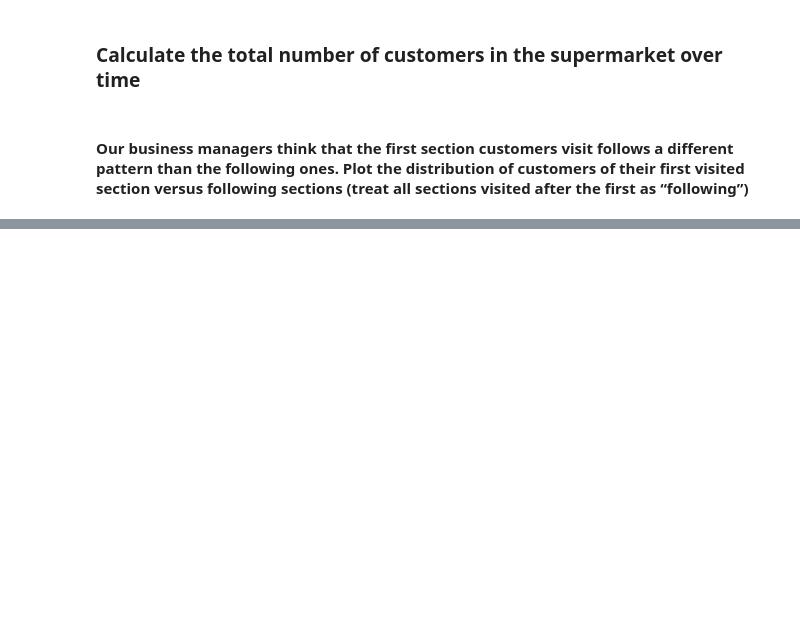
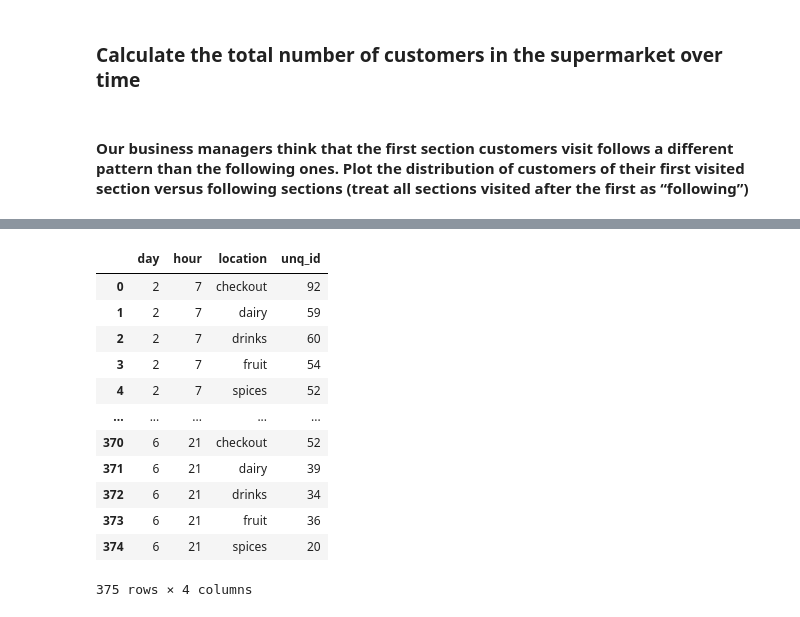
Before and after one commit to Krystana/KMP-simulation, a Jupyter notebook: simpro_01_EDA_Murat.ipynb, the cells around one changed output, grey strips where cells are left out. Drawn from its saved outputs; the diff is of its cells as text; code cells hidden in the pictures; blank space fills up the shorter version.

```diff
--- a/simpro_01_EDA_Murat.ipynb
+++ b/simpro_01_EDA_Murat.ipynb
@@ -26,0 +59,19 @@ df.tail()
+# %%
+grouped_df = df.groupby(["day","hour",'location'])
+grouped_df = grouped_df.agg({"unq_id": "nunique"})
+grouped_df = grouped_df.reset_index()
+grouped_df
+# %% [output]
+|  | day | hour | location | unq_id |
+| 0 | 2 | 7 | checkout | 92 |
+| 1 | 2 | 7 | dairy | 59 |
+| 2 | 2 | 7 | drinks | 60 |
+| 3 | 2 | 7 | fruit | 54 |
+| 4 | 2 | 7 | spices | 52 |
+| ... | ... | ... | ... | ... |
+| 370 | 6 | 21 | checkout | 52 |
+| 371 | 6 | 21 | dairy | 39 |
+| 372 | 6 | 21 | drinks | 34 |
+| 373 | 6 | 21 | fruit | 36 |
+| 374 | 6 | 21 | spices | 20 |
+375 rows × 4 columns
```
Also changed, not shown: parts of 12 cells of this notebook, 4 other files.
